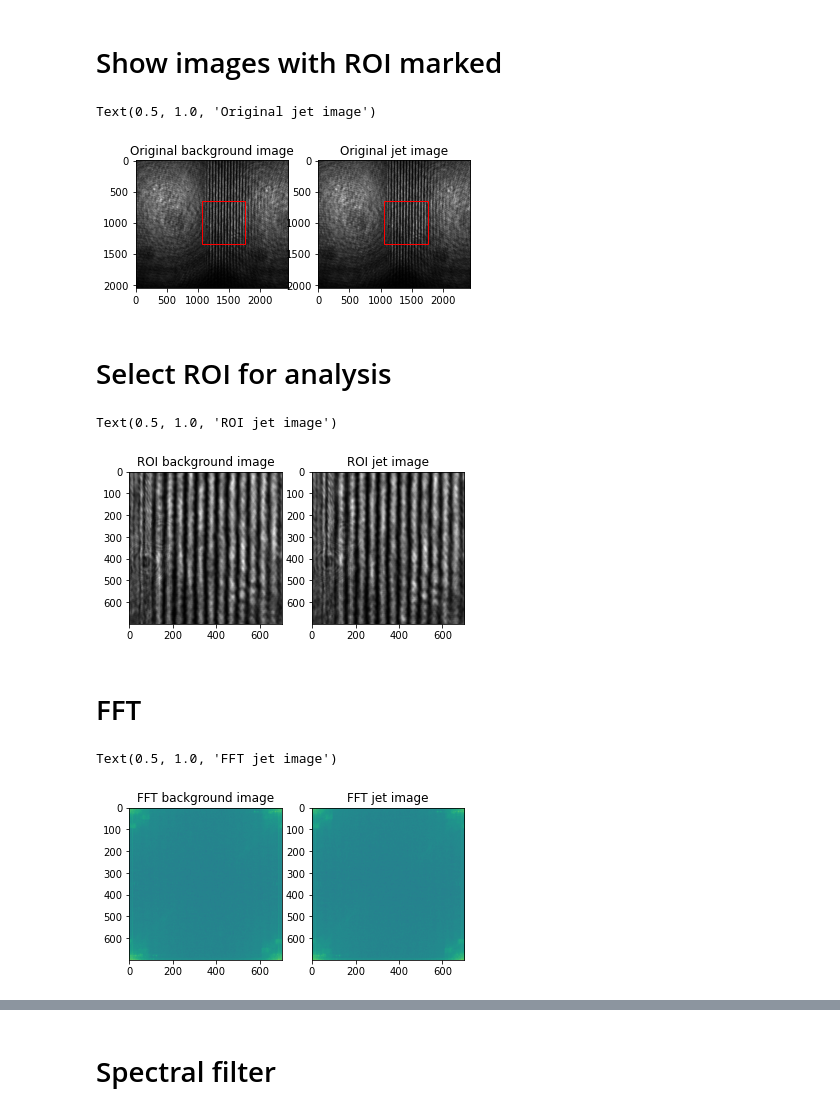
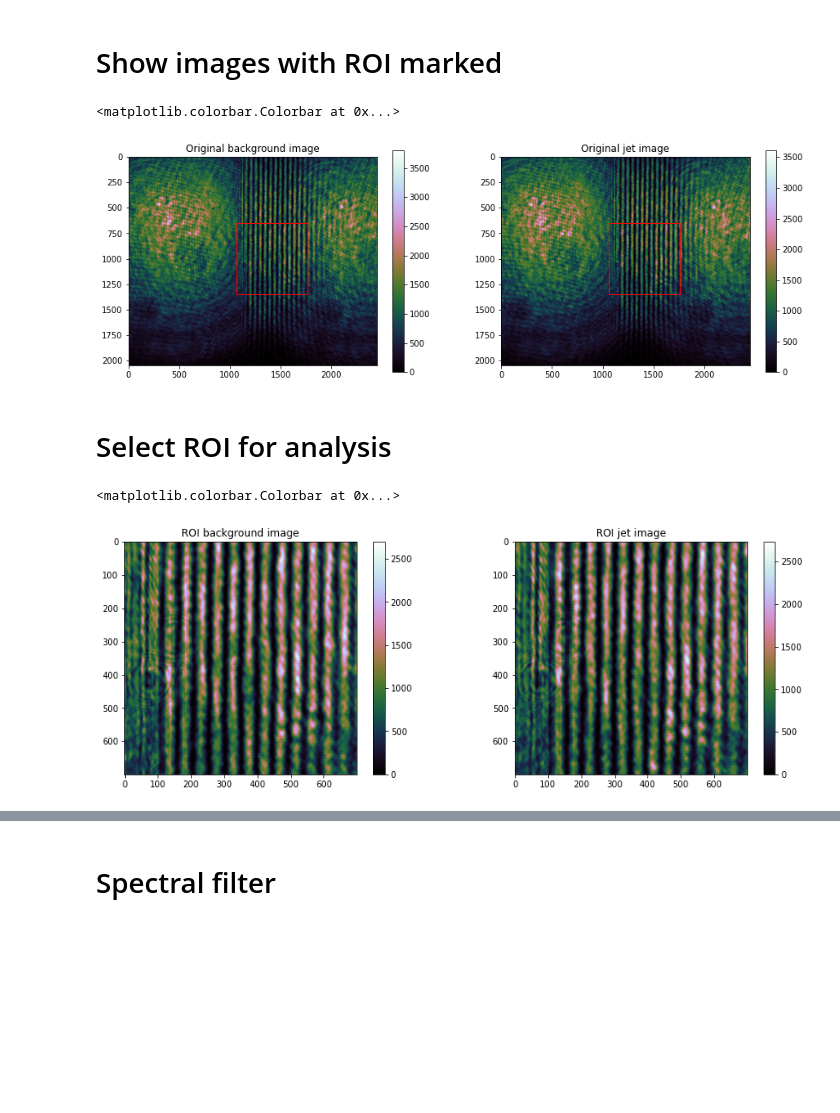
Before and after one commit to JoeWolf92/PyJetApp, a Jupyter notebook: JupyterTest/Analysis test.ipynb, the cells around one changed output, grey strips where cells are left out. Drawn from its saved outputs; the diff is of its cells as text; code cells hidden in the pictures; blank space fills up the shorter version.

```diff
--- a/JupyterTest/Analysis test.ipynb
+++ b/JupyterTest/Analysis test.ipynb
@@ -19,45 +19,35 @@ jetRawImage = np.array(Image.open('8bar1.tif'), dtype=np.float)
 # %%
 rectHor = 1060
 rectVer = 650
 rectWidth = 700
 rectHeight = 700
-fig,(axBg, axJet) = plt.subplots(1,2)
+fig,(axBg, axJet) = plt.subplots(1,2,figsize=(15,5))
 rectBg = patches.Rectangle((rectHor,rectVer),rectWidth,rectHeight,linewidth=1,edgecolor='r',facecolor='none') # (Hor,Ver), W,H
 rectJet = patches.Rectangle((rectHor,rectVer),rectWidth,rectHeight,linewidth=1,edgecolor='r',facecolor='none') # (Hor,Ver), W,H
 axBg.add_patch(rectBg)
 axJet.add_patch(rectJet)
-axBg.imshow(bgRawImage, plt.cm.gray)
-axJet.imshow(jetRawImage, plt.cm.gray)
+axBg.imshow(bgRawImage, plt.cm.cubehelix)
+axJet.imshow(jetRawImage, plt.cm.cubehelix)
 axBg.set_title('Original background image')
 axJet.set_title('Original jet image')
+fig.colorbar(plt.cm.ScalarMappable(norm=plt.Normalize(vmin=0, vmax=np.max(bgRawImage)),cmap=plt.cm.cubehelix), ax=axBg)
+fig.colorbar(plt.cm.ScalarMappable(norm=plt.Normalize(vmin=0, vmax=np.max(jetRawImage)),cmap=plt.cm.cubehelix), ax=axJet)
 # %% [output]
-Text(0.5, 1.0, 'Original jet image')
+<matplotlib.colorbar.Colorbar at 0x...>
-[figure, old version]
+[figure, new version]
 # %% [markdown]
 # Select ROI for analysis
 # %%
 bgROIImage = bgRawImage[rectVer:rectVer+rectHeight,rectHor:rectHor+rectWidth]
 jetROIImage = jetRawImage[rectVer:rectVer+rectHeight,rectHor:rectHor+rectWidth]
 
-fig,(axBg, axJet) = plt.subplots(1,2)
-axBg.imshow(bgROIImage, plt.cm.gray)
-axJet.imshow(jetROIImage, plt.cm.gray)
+fig,(axBg, axJet) = plt.subplots(1,2,figsize=(15,5))
+axBg.imshow(bgROIImage, plt.cm.cubehelix)
+axJet.imshow(jetROIImage, plt.cm.cubehelix)
 axBg.set_title('ROI background image')
 axJet.set_title('ROI jet image')
+fig.colorbar(plt.cm.ScalarMappable(norm=plt.Normalize(vmin=0, vmax=np.max(bgROIImage)),cmap=plt.cm.cubehelix), ax=axBg)
+fig.colorbar(plt.cm.ScalarMappable(norm=plt.Normalize(vmin=0, vmax=np.max(jetROIImage)),cmap=plt.cm.cubehelix), ax=axJet)
 # %% [output]
-Text(0.5, 1.0, 'ROI jet image')
+<matplotlib.colorbar.Colorbar at 0x...>
-[figure, old version]
+[figure, new version]
-# %% [markdown]
-# FFT
-# %%
-bgFFT = np.fft.fft2(bgROIImage)
-jetFFT = np.fft.fft2(jetROIImage)
-
-fig,(axBg, axJet) = plt.subplots(1,2)
-axBg.imshow(np.abs(bgFFT), norm=LogNorm(vmin=5))
-axJet.imshow(np.abs(jetFFT), norm=LogNorm(vmin=5))
-axBg.set_title('FFT background image')
-axJet.set_title('FFT jet image')
-# %% [output]
-Text(0.5, 1.0, 'FFT jet image')
-[figure, removed]
```
Also changed, not shown: parts of 9 cells of this notebook, 1 other file.
